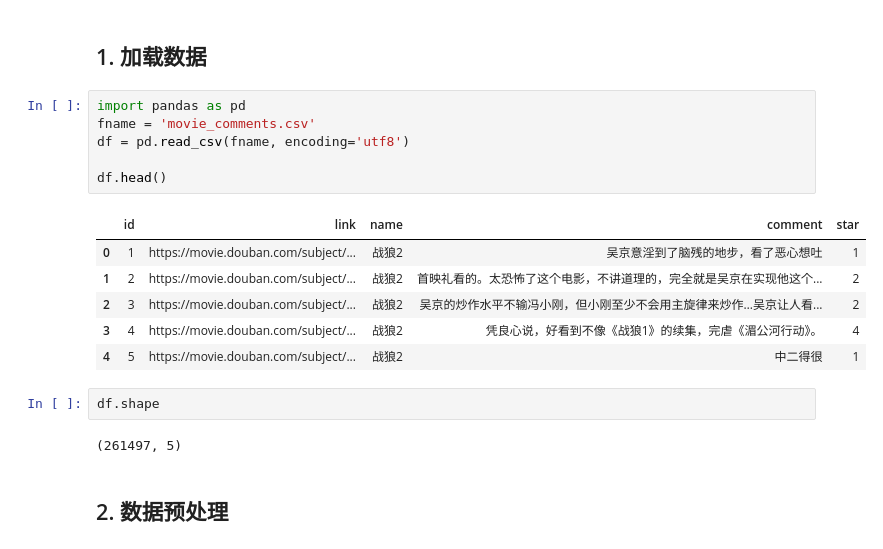
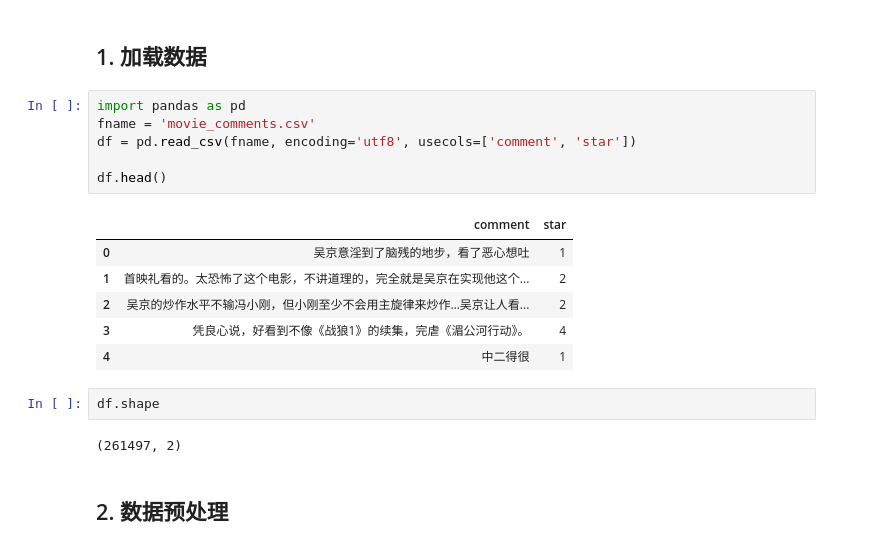
Before and after one commit to dinglight/ainlp_2019_summer, a Jupyter notebook: lesson10/lesson10-assignment.ipynb, the cells around one changed output. Drawn from its saved outputs; the diff is of its cells as text.

```diff
--- a/lesson10/lesson10-assignment.ipynb
+++ b/lesson10/lesson10-assignment.ipynb
@@ -5,20 +5,20 @@
 # %%
 import pandas as pd
 fname = 'movie_comments.csv'
-df = pd.read_csv(fname, encoding='utf8')
+df = pd.read_csv(fname, encoding='utf8', usecols=['comment', 'star'])
 
 df.head()
 # %% [output]
-|  | id | link | name | comment | star |
-| 0 | 1 | https://movie.douban.com/subject/... | 战狼2 | 吴京意淫到了脑残的地步，看了恶心想吐 | 1 |
-| 1 | 2 | https://movie.douban.com/subject/... | 战狼2 | 首映礼看的。太恐怖了这个电影，不讲道理的，完全就是吴京在实现他这个... | 2 |
-| 2 | 3 | https://movie.douban.com/subject/... | 战狼2 | 吴京的炒作水平不输冯小刚，但小刚至少不会用主旋律来炒作…吴京让人看... | 2 |
-| 3 | 4 | https://movie.douban.com/subject/... | 战狼2 | 凭良心说，好看到不像《战狼1》的续集，完虐《湄公河行动》。 | 4 |
-| 4 | 5 | https://movie.douban.com/subject/... | 战狼2 | 中二得很 | 1 |
+|  | comment | star |
+| 0 | 吴京意淫到了脑残的地步，看了恶心想吐 | 1 |
+| 1 | 首映礼看的。太恐怖了这个电影，不讲道理的，完全就是吴京在实现他这个... | 2 |
+| 2 | 吴京的炒作水平不输冯小刚，但小刚至少不会用主旋律来炒作…吴京让人看... | 2 |
+| 3 | 凭良心说，好看到不像《战狼1》的续集，完虐《湄公河行动》。 | 4 |
+| 4 | 中二得很 | 1 |
 # %%
 df.shape
 # %% [output]
-(261497, 5)
+(261497, 2)
 # %% [markdown]
 ## 2. 数据预处理
 # %% [markdown]
```
Also changed, not shown: parts of 55 cells of this notebook, 1 other file.
